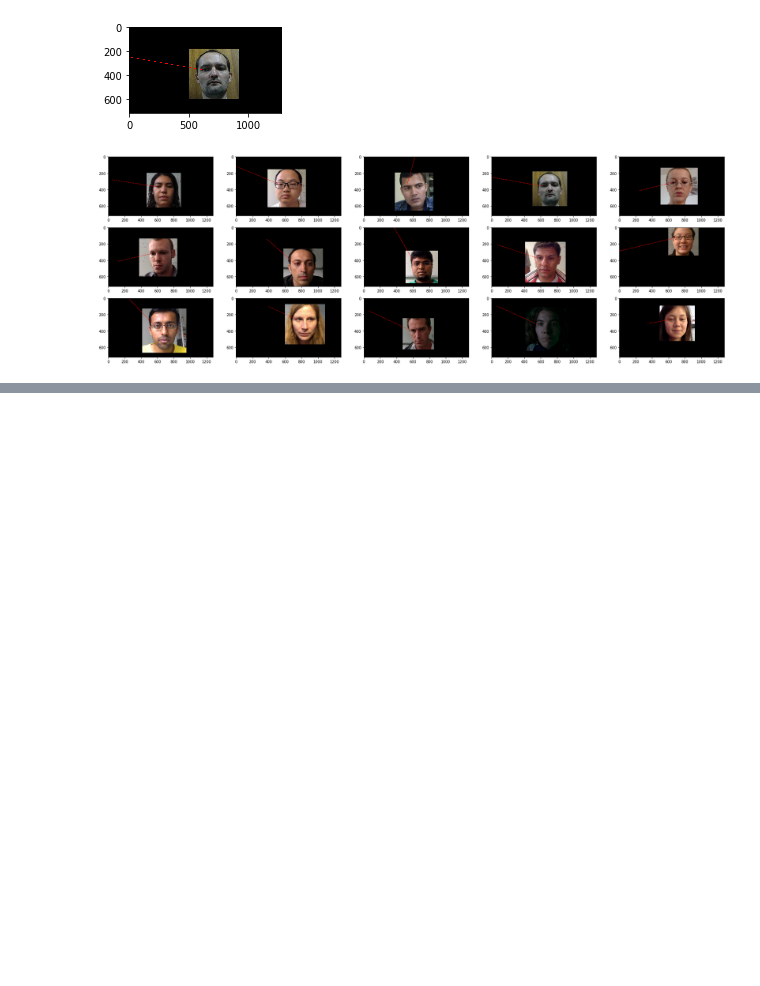
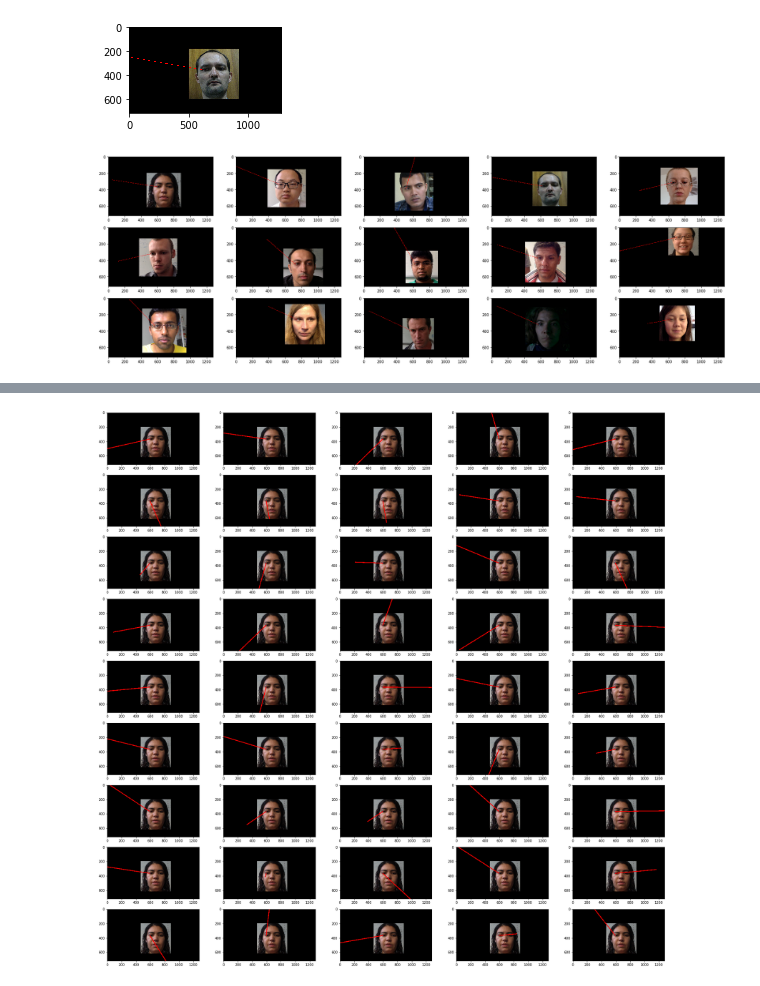
Before and after one commit to Bovey0809/gaze_estimation, a Jupyter notebook: gaze_estimation.ipynb, the cells around one changed output, grey strips where cells are left out. Cells and saved outputs as stored; diff of their text form; code cells hidden in the pictures; blank space fills up the shorter version.

```diff
--- a/gaze_estimation.ipynb
+++ b/gaze_estimation.ipynb
@@ -924,0 +960,21 @@ for i in [0, 4, 5,9]:
+# %%
+def draw_image(person, photo_number, vector_number):
+    annotation_dataframe = annotation_file_reader(annotationDr(person))
+    parameters = parameter_extracter(annotation_dataframe,person)
+    im = plt.imread(parameters[0][photo_number])
+    image_points = parameters[2][photo_number].reshape((6,2))
+    landmarks = parameters[2][photo_number]
+    face_center = parameters[4][photo_number]
+    gaze_target = parameters[5][photo_number]
+    test_image = draw_gaze(im, landmarks.reshape(-1, 2)[0],
+                           face_center, gaze_target,
+                           t_cameraMatrix, t_dist, t_rotation[vector_number], t_translation[vector_number])
+    return test_image
+# %%
+# 同样的照片, 不同的向量组合, 第8组看起来比较对
+plt.figure(1,(30,30))
+for number in range(1, 46):
+    plt.subplot(9, 5, number)
+    plt.imshow(draw_image(0, 0, number))
+# %% [output]
+[figure, added]
```
Also changed, not shown: parts of 41 cells of this notebook, 3 other files.
